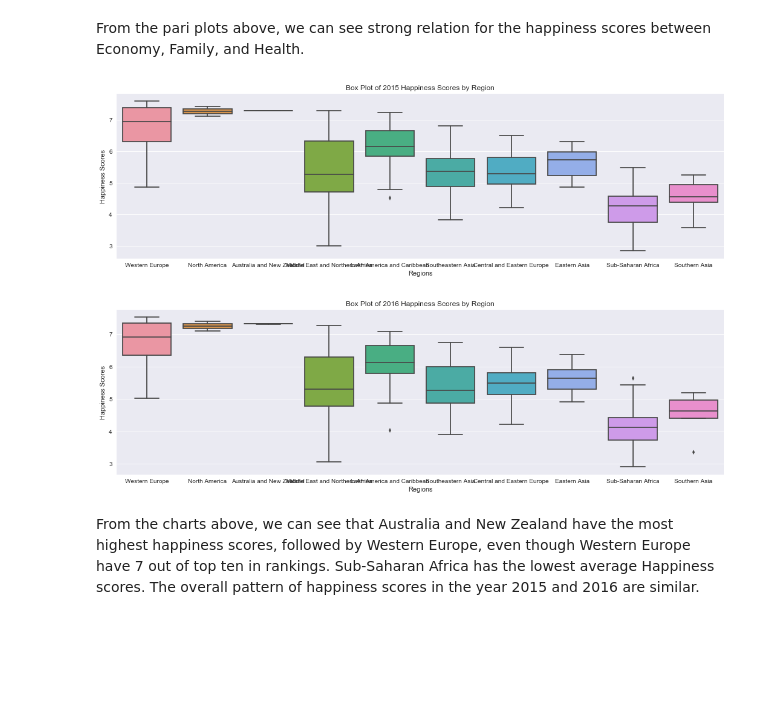
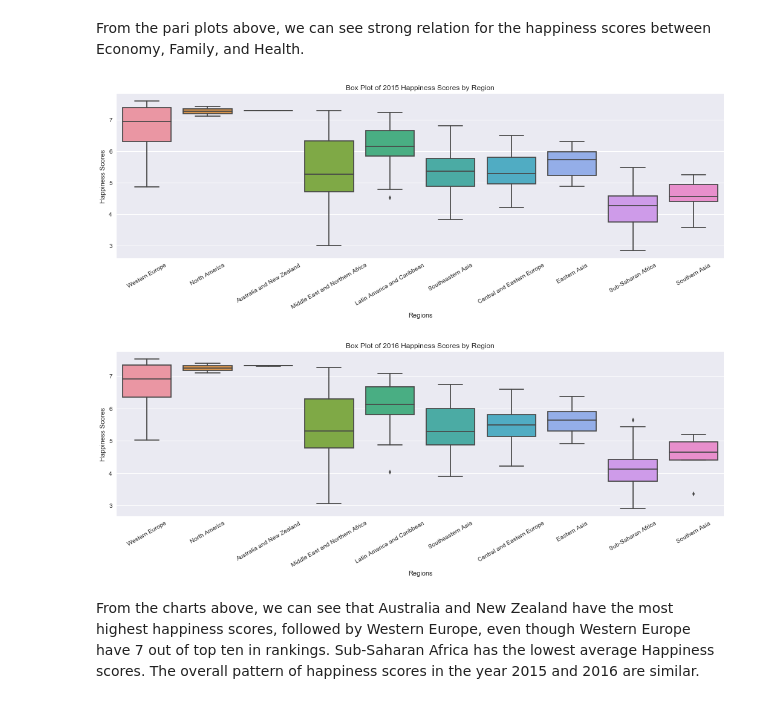
Before and after one commit to zhangtongds/Bootcamp-Data-Science, a Jupyter notebook: Unit 1 Capstone_Narrative analytics and experimentation.ipynb, the cells around one changed output. Saved outputs shown, nothing was run; the diff lists cells and outputs as text; code cells hidden in the pictures; blank space fills up the shorter version.

```diff
--- a/Unit 1 Capstone_Narrative analytics and experimentation.ipynb
+++ b/Unit 1 Capstone_Narrative analytics and experimentation.ipynb
@@ -77,20 +77,22 @@ sns.pairplot(df_2015[['Happiness Score','Economy (GDP per Capita)','Family','Hea
 From the pari plots above, we can see strong relation for the happiness scores between Economy, Family, and Health.
 # %%
 plt.figure(figsize=(18, 5))
-g = sns.boxplot(x='Region', y='Happiness Score',data=df_2015)
+sns.boxplot(x='Region', y='Happiness Score',data=df_2015)
 plt.xlabel('Regions')
 plt.ylabel('Happiness Scores')
+plt.xticks(rotation=30)
 plt.title('Box Plot of 2015 Happiness Scores by Region')
 
 plt.figure(figsize=(18, 5))
 sns.boxplot(x='Region', y='Happiness Score',data=df_2016)
+plt.xticks(rotation=30)
 plt.xlabel('Regions')
 plt.ylabel('Happiness Scores')
 plt.title('Box Plot of 2016 Happiness Scores by Region')
 plt.show()
 plt.show()
 # %% [output]
-[figure, old version]
+[figure, new version]
-[figure, old version]
+[figure, new version]
 # %% [markdown]
 From the charts above, we can see that Australia and New Zealand have the most highest happiness scores, followed by Western Europe, even though Western Europe have 7 out of top ten in rankings. Sub-Saharan Africa has the lowest average Happiness scores. The overall pattern of happiness scores in the year 2015 and 2016 are similar.
```
